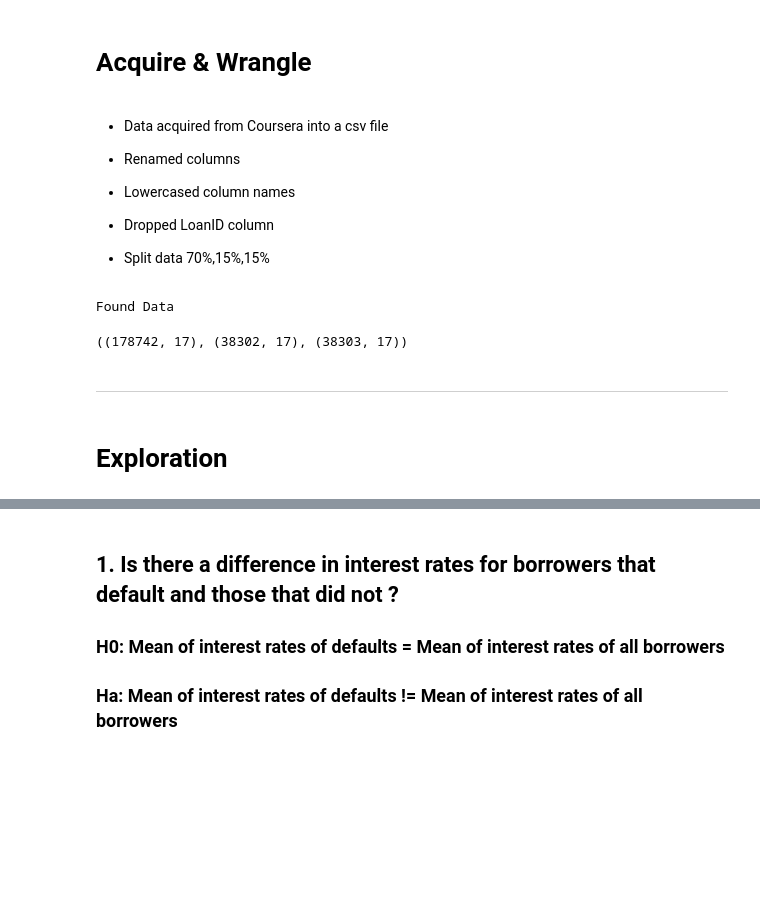
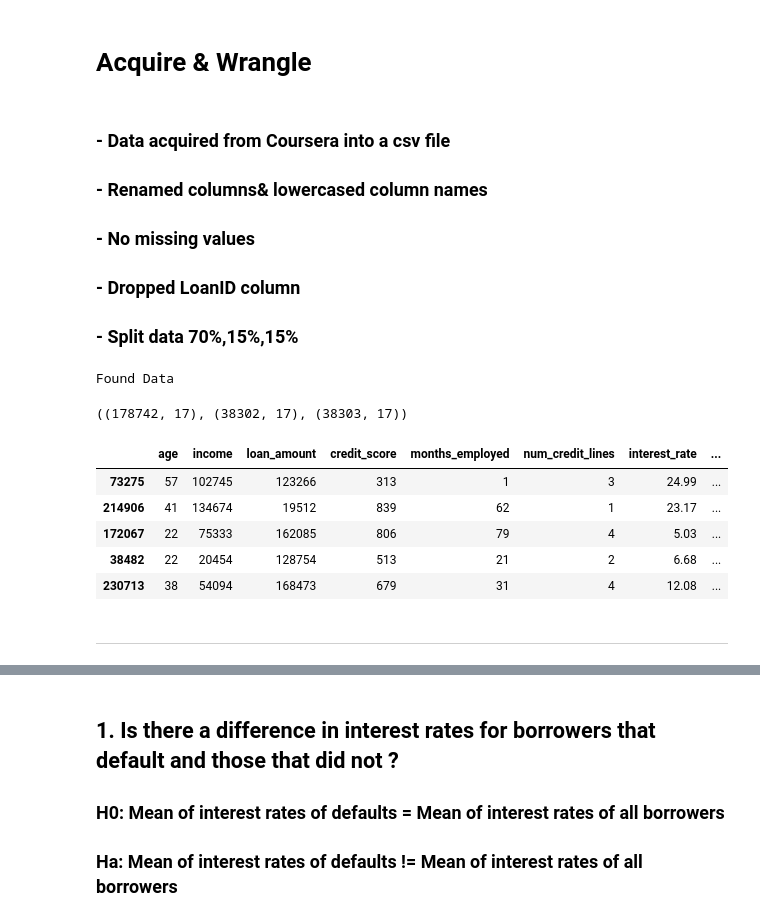
Before and after one commit to Msalazar2/individual-project, a Jupyter notebook: Final_Report.ipynb, the cells around one changed output, grey strips where cells are left out. Drawn from its saved outputs; the diff is of its cells as text; code cells hidden in the pictures; blank space fills up the shorter version.

```diff
--- a/Final_Report.ipynb
+++ b/Final_Report.ipynb
@@ -49,13 +48,13 @@ import matplotlib.pyplot as plt
 # %% [markdown]
 # Acquire & Wrangle
 # %% [markdown]
-* Data acquired from Coursera into a csv file
+### - Data acquired from Coursera into a csv file
 
-* Renamed columns
+### - Renamed columns& lowercased column names
 
-* Lowercased column names
+### - No missing values
 
-* Dropped LoanID column
+### - Dropped LoanID column
 
-* Split data 70%,15%,15%
+### - Split data 70%,15%,15%
 # %%
@@ -66,7 +65,14 @@ train.shape, val.shape, test.shape
 # %% [output]
 Found Data
 ((178742, 17), (38302, 17), (38303, 17))
+# %%
+train.head()
+# %% [output]
+|  | age | income | loan_amount | credit_score | months_employed | num_credit_lines | interest_rate | ... |
+| 73275 | 57 | 102745 | 123266 | 313 | 1 | 3 | 24.99 | ... |
+| 214906 | 41 | 134674 | 19512 | 839 | 62 | 1 | 23.17 | ... |
+| 172067 | 22 | 75333 | 162085 | 806 | 79 | 4 | 5.03 | ... |
+| 38482 | 22 | 20454 | 128754 | 513 | 21 | 2 | 6.68 | ... |
+| 230713 | 38 | 54094 | 168473 | 679 | 31 | 4 | 12.08 | ... |
 # %% [markdown]
 ---
-# %% [markdown]
-# Exploration
```
Also changed, not shown: parts of 14 cells of this notebook, 1 other file.
